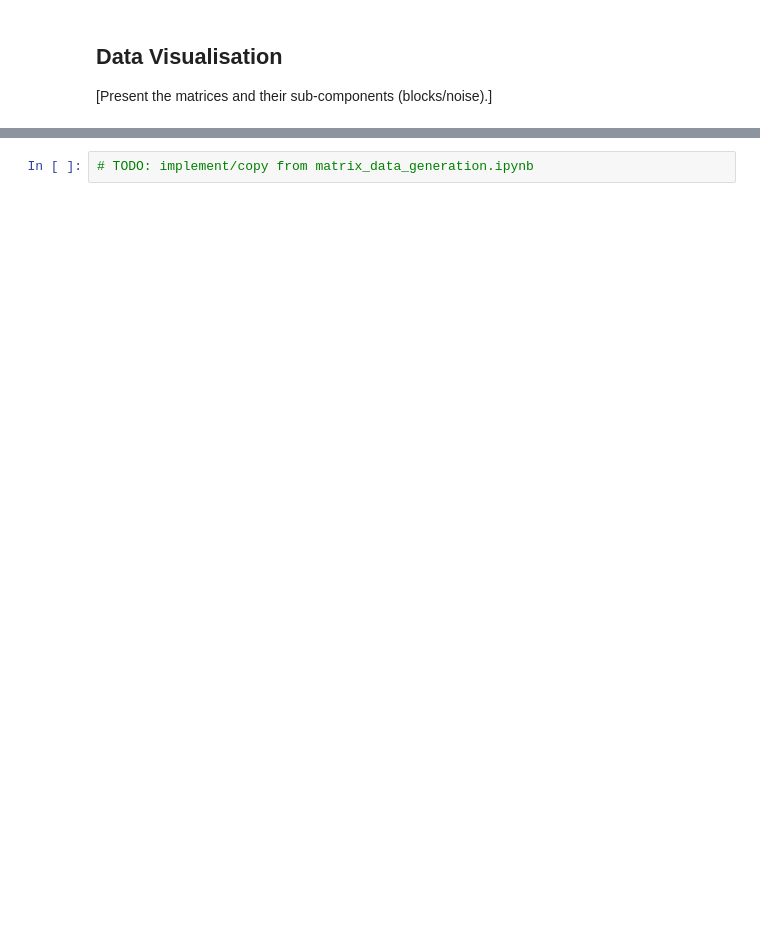
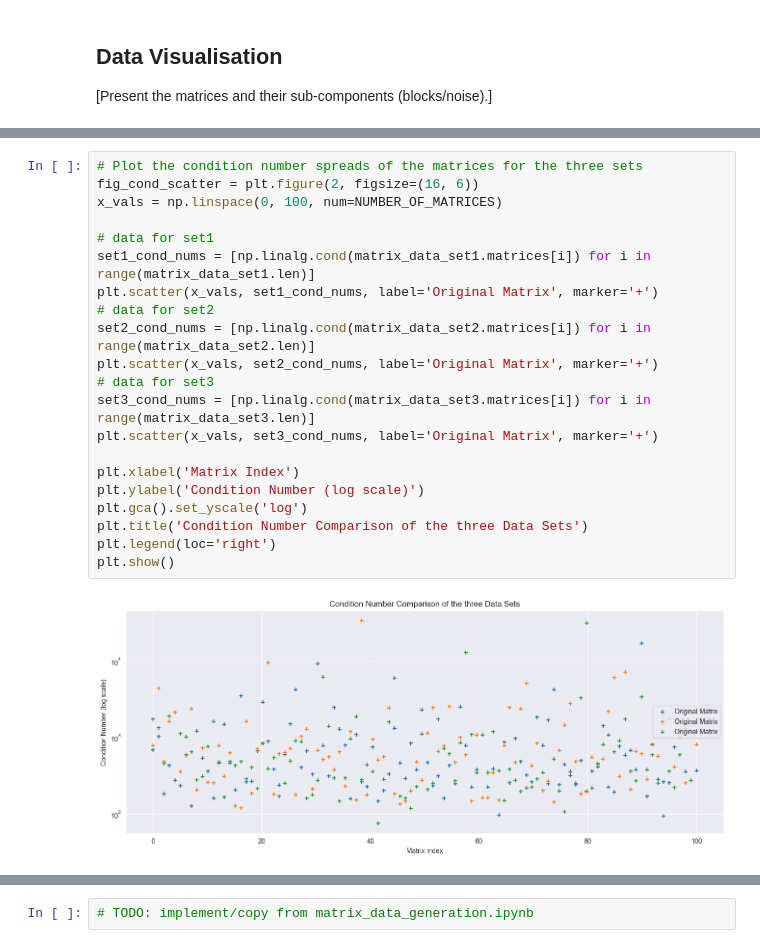
Before and after one commit to 24io/opencampus-ai-project, a Jupyter notebook: 1_DatasetCharacteristics/exploratory_data_analysis.ipynb, the cells around one changed output, grey strips where cells are left out. Drawn from its saved outputs; the diff is of its cells as text; blank space fills up the shorter version.

```diff
--- a/1_DatasetCharacteristics/exploratory_data_analysis.ipynb
+++ b/1_DatasetCharacteristics/exploratory_data_analysis.ipynb
@@ -187,0 +149,23 @@ plt.show()
+# %%
+# Plot the condition number spreads of the matrices for the three sets
+fig_cond_scatter = plt.figure(2, figsize=(16, 6))
+x_vals = np.linspace(0, 100, num=NUMBER_OF_MATRICES)
+
+# data for set1
+set1_cond_nums = [np.linalg.cond(matrix_data_set1.matrices[i]) for i in range(matrix_data_set1.len)]
+plt.scatter(x_vals, set1_cond_nums, label='Original Matrix', marker='+')
+# data for set2
+set2_cond_nums = [np.linalg.cond(matrix_data_set2.matrices[i]) for i in range(matrix_data_set2.len)]
+plt.scatter(x_vals, set2_cond_nums, label='Original Matrix', marker='+')
+# data for set3
+set3_cond_nums = [np.linalg.cond(matrix_data_set3.matrices[i]) for i in range(matrix_data_set3.len)]
+plt.scatter(x_vals, set3_cond_nums, label='Original Matrix', marker='+')
+
+plt.xlabel('Matrix Index')
+plt.ylabel('Condition Number (log scale)')
+plt.gca().set_yscale('log')
+plt.title('Condition Number Comparison of the three Data Sets')
+plt.legend(loc='right')
+plt.show()
+# %% [output]
+[figure, added]
```
Also changed, not shown: parts of 15 cells of this notebook.
